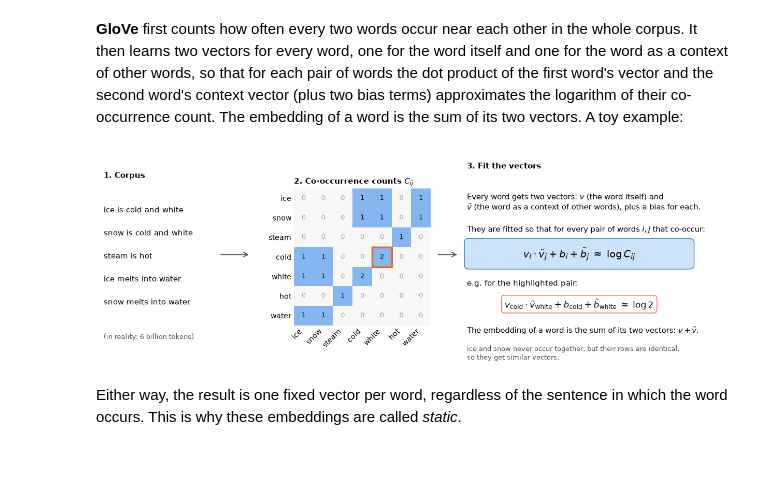
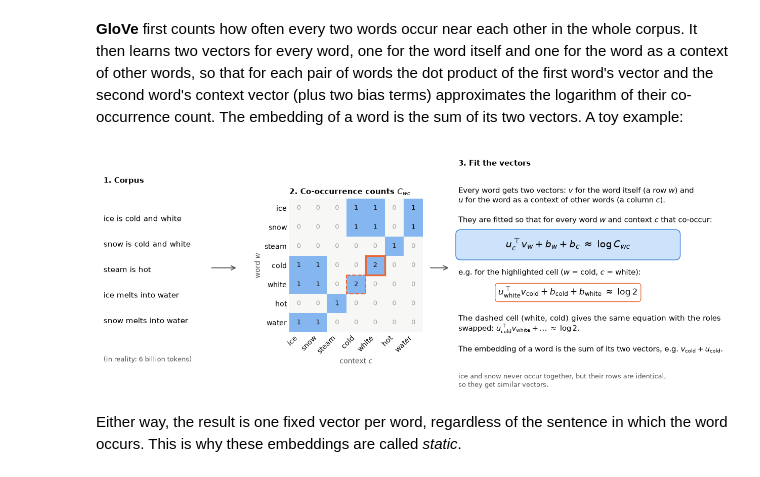
Before and after one commit to Andrian0s/ML4NLP1-2026-Tutorial-Notebooks, a Jupyter notebook: tutorials_notebooks_in_class_2026/W06_similarity_analogy.ipynb, the cells around one changed output. Drawn from its saved outputs; the diff is of its cells as text; code cells hidden in the pictures.

Commit message:
Updated GloVe diagram notation in W06

```diff
--- a/tutorials_notebooks_in_class_2026/W06_similarity_analogy.ipynb
+++ b/tutorials_notebooks_in_class_2026/W06_similarity_analogy.ipynb
@@ -134,53 +134,60 @@ for sentence in corpus:  # here the window is the whole (short) sentence
             if w1 != w2:
                 counts[words.index(w1), words.index(w2)] += 1
 
-fig = plt.figure(figsize=(12, 4.4))
+fig = plt.figure(figsize=(12, 5))
 ax_text = fig.add_axes([0.0, 0.08, 0.2, 0.84]); ax_text.axis('off')
-ax_counts = fig.add_axes([0.31, 0.16, 0.22, 0.66])
-ax_fit = fig.add_axes([0.58, 0.04, 0.42, 0.9]); ax_fit.axis('off')
+ax_counts = fig.add_axes([0.31, 0.2, 0.22, 0.62])
+ax_fit = fig.add_axes([0.58, 0.03, 0.42, 0.92]); ax_fit.axis('off')
 
 # 1. corpus
 ax_text.text(0.02, 0.9, '1. Corpus', fontsize=11, fontweight='bold', transform=ax_text.transAxes)
 for i, sentence in enumerate(corpus):
     ax_text.text(0.02, 0.72 - i * 0.12, sentence, fontsize=11, transform=ax_text.transAxes)
 ax_text.text(0.02, 0.06, '(in reality: 6 billion tokens)', fontsize=9, color='#52514e', transform=ax_text.transAxes)
 
-# 2. counts, with the pair (cold, white) highlighted
+# 2. counts, with the cell (cold, white) highlighted and its mirror cell (white, cold) dashed
 ax_counts.imshow(counts, cmap=ListedColormap(['#f7f7f5', '#86b6ef']), vmin=0, vmax=1)
 for i in range(len(words)):
     for j in range(len(words)):
         ax_counts.text(j, i, counts[i, j], ha='center', va='center', fontsize=9, color='#0b0b0b' if counts[i, j] else '#a5a49d')
 i_cold, j_white = words.index('cold'), words.index('white')
 ax_counts.add_patch(Rectangle((j_white - 0.5, i_cold - 0.5), 1, 1, fill=False, edgecolor='#eb6834', lw=2.5))
+ax_counts.add_patch(Rectangle((i_cold - 0.5, j_white - 0.5), 1, 1, fill=False, edgecolor='#eb6834', lw=1.5, ls='--'))
 ax_counts.set_xticks(range(len(words)), words, rotation=45, ha='right')
 ax_counts.set_yticks(range(len(words)), words)
 ax_counts.tick_params(length=0)
 ax_counts.spines[:].set_visible(False)
-ax_counts.set_title('2. Co-occurrence counts $C_{ij}$', loc='left', fontsize=11, fontweight='bold')
+ax_counts.set_xlabel('context $c$', fontsize=10, color='#52514e')
+ax_counts.set_ylabel('word $w$', fontsize=10, color='#52514e')
+ax_counts.set_title('2. Co-occurrence counts $C_{wc}$', loc='left', fontsize=11, fontweight='bold')
 
 # 3. fit two vectors per word
 t = ax_fit.transAxes
-ax_fit.text(0.02, 0.93, '3. Fit the vectors', fontsize=11, fontweight='bold', transform=t)
-ax_fit.text(0.02, 0.73, 'Every word gets two vectors: $v$ (the word itself) and\n'
-            r'$\tilde{v}$ (the word as a context of other words), plus a bias for each.', fontsize=10.5, transform=t)
-ax_fit.text(0.02, 0.62, 'They are fitted so that for every pair of words $i, j$ that co-occur:', fontsize=10.5, transform=t)
-ax_fit.add_patch(FancyBboxPatch((0.02, 0.45), 0.86, 0.13, boxstyle='round,pad=0.01,rounding_size=0.02',
+ax_fit.text(0.02, 0.95, '3. Fit the vectors', fontsize=11, fontweight='bold', transform=t)
+ax_fit.text(0.02, 0.79, 'Every word gets two vectors: $v$ for the word itself (a row $w$) and\n'
+            '$u$ for the word as a context of other words (a column $c$).', fontsize=10.5, transform=t)
+ax_fit.text(0.02, 0.705, 'They are fitted so that for every word $w$ and context $c$ that co-occur:', fontsize=10.5, transform=t)
+ax_fit.add_patch(FancyBboxPatch((0.02, 0.555), 0.86, 0.11, boxstyle='round,pad=0.01,rounding_size=0.02',
                                 facecolor='#cde2fb', edgecolor='#2a78d6', transform=t))
-ax_fit.text(0.45, 0.515, r'$v_i \cdot \tilde{v}_j + b_i + \tilde{b}_j \;\approx\; \log C_{ij}$', fontsize=14, ha='center', va='center', transform=t)
-ax_fit.text(0.02, 0.36, 'e.g. for the highlighted pair:', fontsize=10.5, transform=t)
-ax_fit.text(0.45, 0.27, r'$v_{\mathrm{cold}} \cdot \tilde{v}_{\mathrm{white}} + b_{\mathrm{cold}} + \tilde{b}_{\mathrm{white}} \;\approx\; \log 2$',
+ax_fit.text(0.45, 0.61, r'$u_c^\top v_w + b_w + b_c \;\approx\; \log C_{wc}$', fontsize=14, ha='center', va='center', transform=t)
+ax_fit.text(0.02, 0.48, 'e.g. for the highlighted cell ($w$ = cold, $c$ = white):', fontsize=10.5, transform=t)
+ax_fit.text(0.45, 0.405, r'$u_{\mathrm{white}}^\top v_{\mathrm{cold}} + b_{\mathrm{cold}} + b_{\mathrm{white}} \;\approx\; \log 2$',
             fontsize=12.5, ha='center', va='center', color='#0b0b0b', transform=t,
             bbox=dict(boxstyle='round,pad=0.35', facecolor='white', edgecolor='#eb6834'))
-ax_fit.text(0.02, 0.13, r'The embedding of a word is the sum of its two vectors: $v + \tilde{v}$.', fontsize=10.5, transform=t)
+ax_fit.text(0.02, 0.24, 'The dashed cell (white, cold) gives the same equation with the roles\n'
+            r'swapped: $u_{\mathrm{cold}}^\top v_{\mathrm{white}} + \ldots \;\approx\; \log 2$.',
+            fontsize=10.5, transform=t)
+ax_fit.text(0.02, 0.15, r'The embedding of a word is the sum of its two vectors, e.g. $v_{\mathrm{cold}} + u_{\mathrm{cold}}$.',
+            fontsize=10.5, transform=t)
 ax_fit.text(0.02, 0.0, 'ice and snow never occur together, but their rows are identical,\nso they get similar vectors.',
             fontsize=9, color='#52514e', transform=t)
 
-for x0, x1 in [(0.19, 0.24), (0.54, 0.575)]:
+for x0, x1 in [(0.18, 0.225), (0.54, 0.575)]:
     fig.add_artist(FancyArrowPatch((x0, 0.5), (x1, 0.5), transform=fig.transFigure,
                                    arrowstyle='->', mutation_scale=15, color='#52514e', lw=1.3))
 plt.show()
 # %% [output]
-[figure, old version]
+[figure, new version]
 # %% [markdown]
 Either way, the result is one fixed vector per word, regardless of the sentence in which the word occurs. This is why these embeddings are called *static*.
 # %% [markdown]
```
